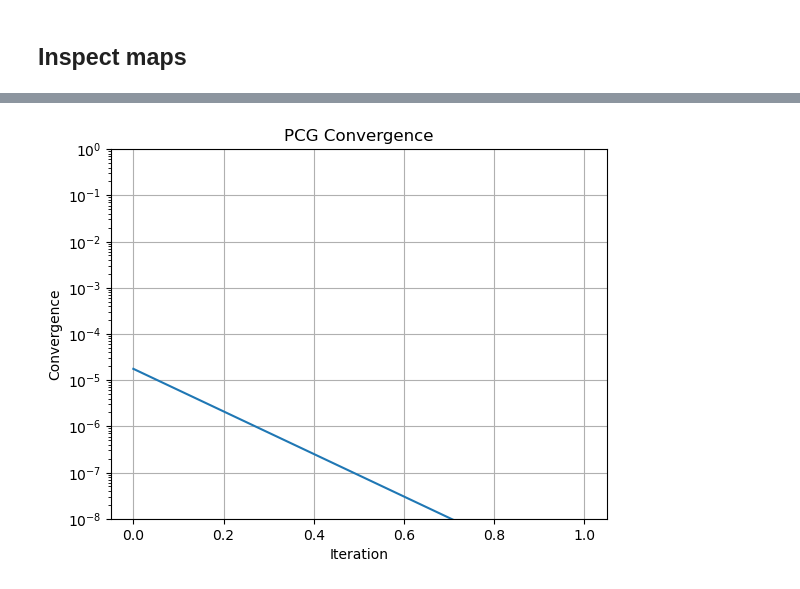
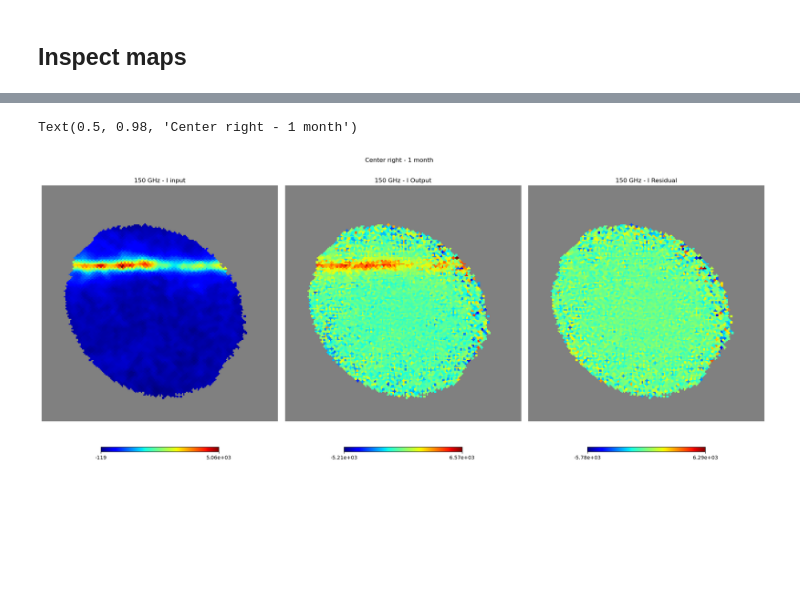
Before and after one commit to qubicsoft/qubic, a Jupyter notebook: qubic/scripts/MapMaking/src/FMM/central_right_patch.ipynb, the cells around one changed output, grey strips where cells are left out. Cells and saved outputs as stored; diff of their text form; code cells hidden in the pictures; blank space fills up the shorter version.

```diff
--- a/qubic/scripts/MapMaking/src/FMM/central_right_patch.ipynb
+++ b/qubic/scripts/MapMaking/src/FMM/central_right_patch.ipynb
@@ -313,4 +494,4 @@ def noise_estimation(maps_res_mean, coverage, seenpix):
 # %% [markdown]
 ## Inspect maps
 # %%
-data = pickle.load(open("/media/mattia/Hard Disk/data/center_right/maps/01-02.pkl", "rb"))
+data = load_maps("/media/mattia/Hard Disk/data/center_right/maps/1month.pkl", plot=False)
@@ -336,12 +498,44 @@ convergence = data["convergence"]
-# %%
-plt.plot(convergence)
-plt.xlabel("Iteration")
-plt.ylabel("Convergence")
-plt.title("PCG Convergence")
-plt.yscale("log")
-plt.ylim(1e-8, 1e0)
-plt.grid()
-plt.show()
-# %% [output]
-[figure, removed]
+# %%
+STOKES = ["I", "Q", "U"]
+
+istk = 0
+n = 2
+reso = 15
+
+k = 0
+center = data[3]
+
+plt.figure(figsize=(20, 9))
+hp.gnomview(np.mean(data[0], axis=0), rot=center,
+                    reso=reso,
+                    notext=True,
+                    title=f"150 GHz - I input",
+                    cmap="jet",
+                    # min = - n * sigma_input[inu],
+                    # max = n * sigma_input[inu],
+                    sub=(1, 3, k + 1))
+
+hp.gnomview(np.mean(data[1], axis=0), rot=center,
+                    reso=reso,
+                    notext=True,
+                    title=f"150 GHz - I Output",
+                    cmap="jet",
+                    # min = - n * sigma_rec[inu],
+                    # max = n * sigma_rec[inu],
+                    sub=(1, 3, k + 2))
+
+hp.gnomview(np.mean(data[2], axis=0), rot=center,
+                    reso=reso,
+                    notext=True,
+                    title=f"150 GHz - I Residual",
+                    cmap="jet",
+                    # min = - n * sigma_res[inu],
+                    # max = n * sigma_res[inu],
+                    sub=(1, 3, k + 3))
+k += 3
+
+plt.suptitle('Center right - 1 month')
+# %% [output]
+Text(0.5, 0.98, 'Center right - 1 month')
+[figure, added]
 # %%
```
Also changed, not shown: parts of 34 cells of this notebook, 17 other files.
